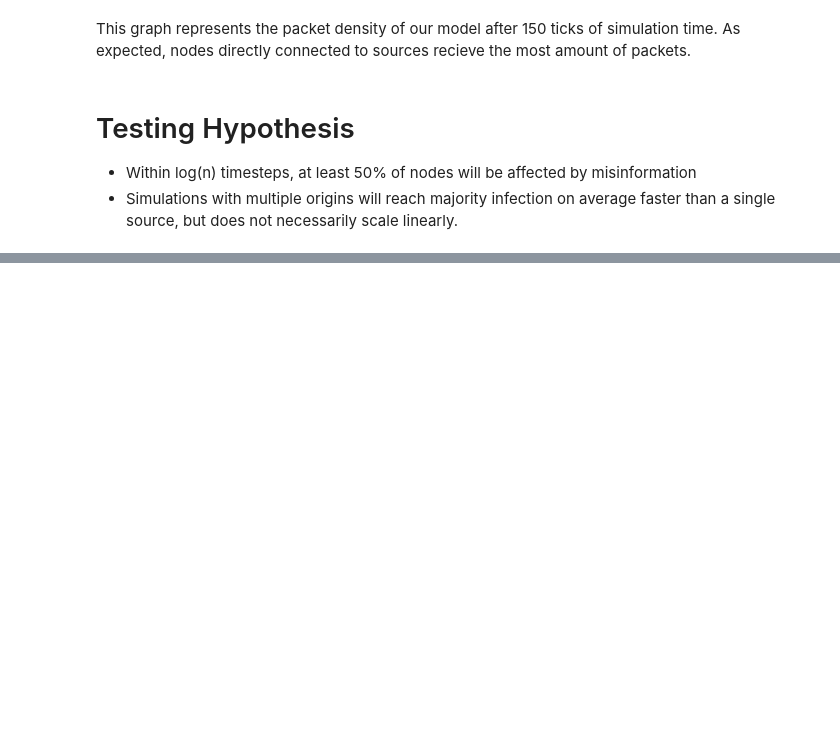
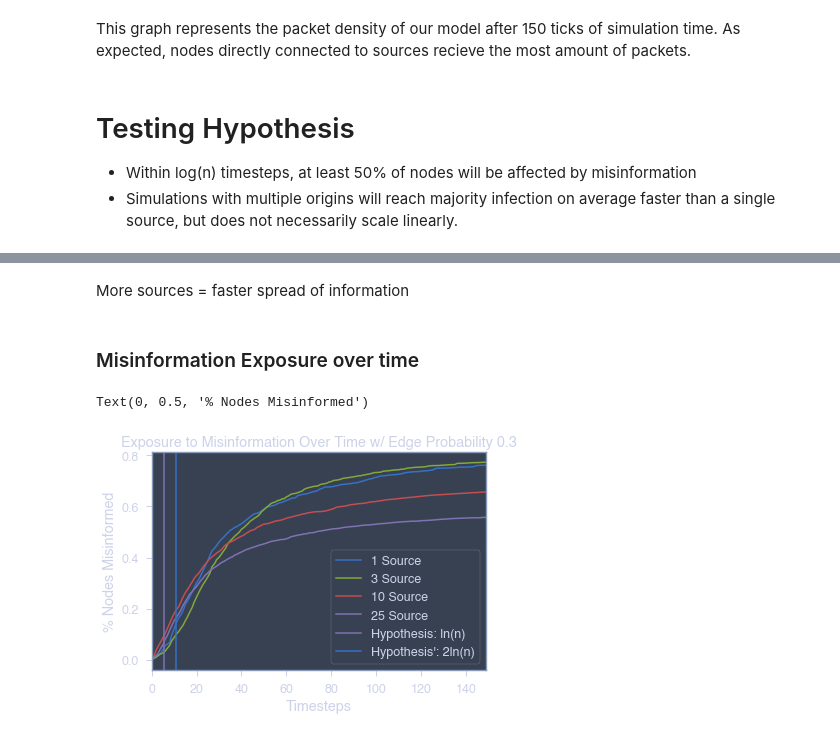
Before and after one commit to gallanoe/mis-sim, a Jupyter notebook: simulation_notebok.ipynb, the cells around one changed output, grey strips where cells are left out. Saved outputs shown, nothing was run; the diff lists cells and outputs as text; code cells hidden in the pictures; blank space fills up the shorter version.

```diff
--- a/simulation_notebok.ipynb
+++ b/simulation_notebok.ipynb
@@ -349,0 +394,14 @@ Text(0, 0.5, '% Nodes Visited')
+# %% [markdown]
+More sources = faster spread of information
+# %% [markdown]
+### Misinformation Exposure over time
+# %%
+ax = misinfo_df.loc[:,['1 Source','3 Source','10 Source', '25 Source']].plot(title= f'Exposure to Misinformation Over Time w/ Edge Probability {pedge}')
+ax.axvline(x=np.log(node_n), color='m', label='Hypothesis: ln(n)')
+ax.axvline(x=2*np.log(node_n), color='b', label='Hypothesis\': 2ln(n)')
+ax.legend()
+ax.set_xlabel("Timesteps")
+ax.set_ylabel("% Nodes Misinformed")
+# %% [output]
+Text(0, 0.5, '% Nodes Misinformed')
+[figure, added]
```
Also changed, not shown: parts of 19 cells of this notebook.
